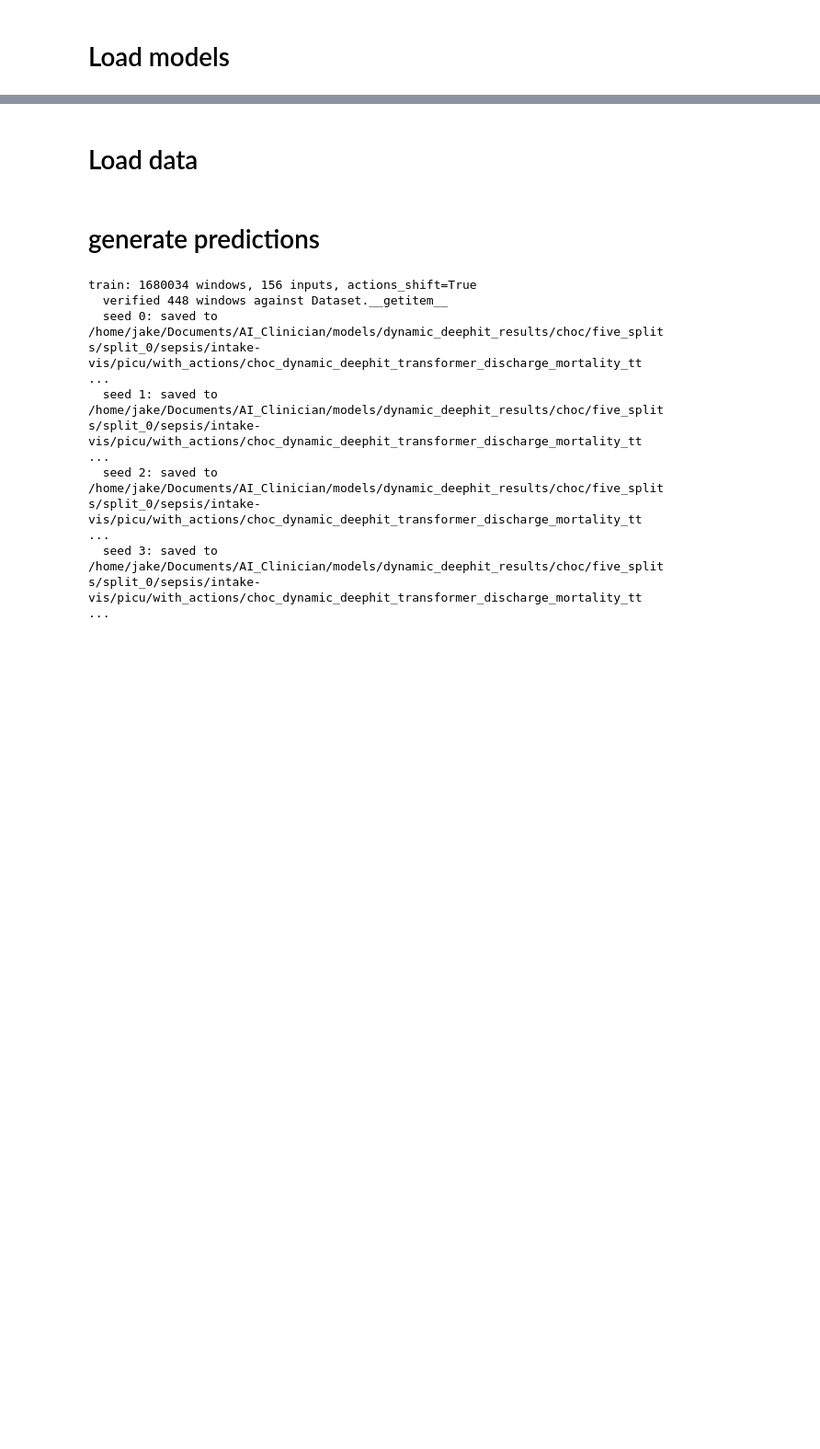
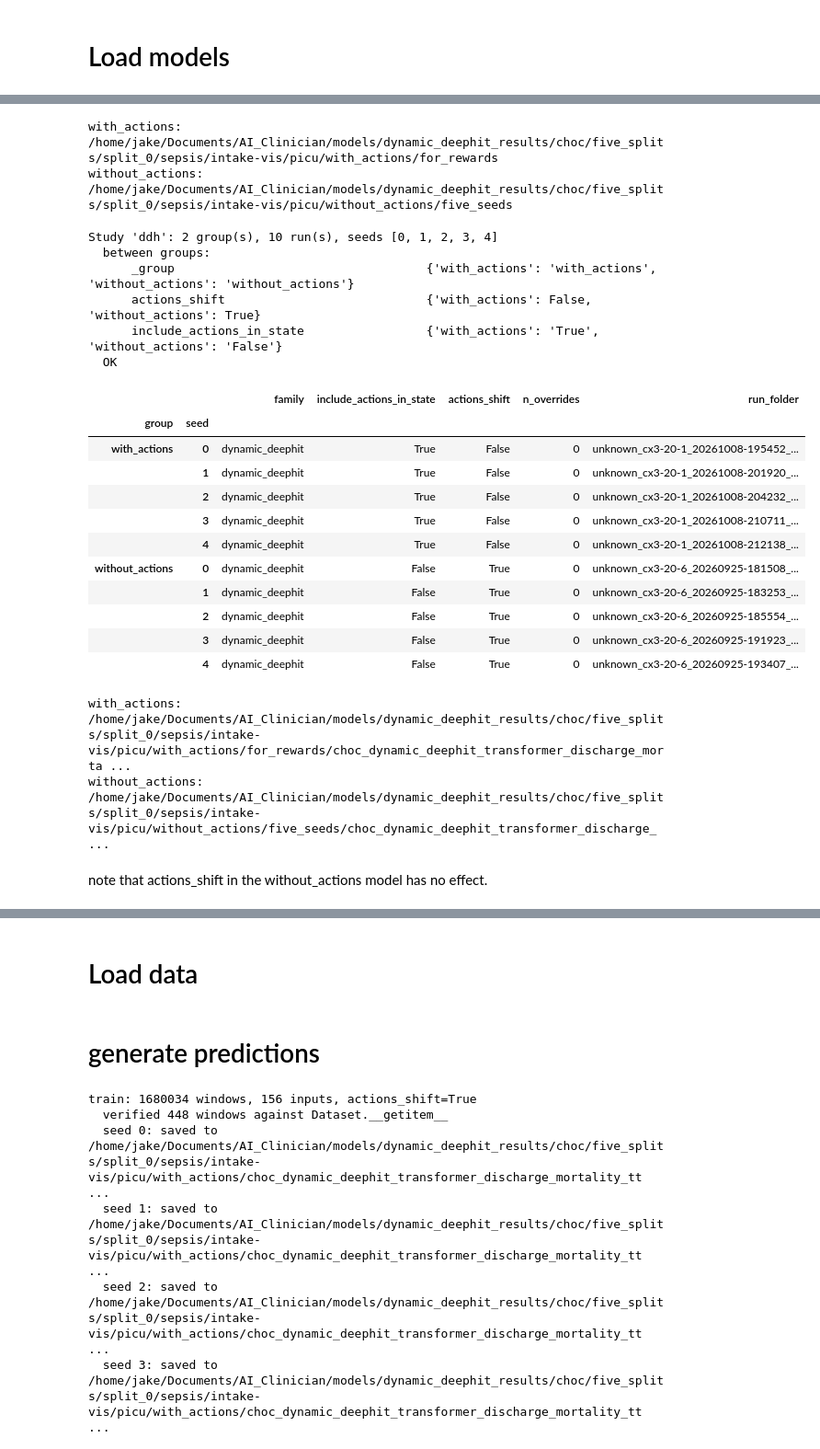
Before and after one commit to jakeormond/ai_clinician_pediatric_rl, a Jupyter notebook: src/supervised_learning/evaluate_dynamic_deephit_final_seeds.ipynb, the cells around one changed output, grey strips where cells are left out. Shown at 92% size. Saved outputs shown, nothing was run; the diff lists cells and outputs as text; code cells hidden in the pictures; blank space fills up the shorter version.

```diff
--- a/src/supervised_learning/evaluate_dynamic_deephit_final_seeds.ipynb
+++ b/src/supervised_learning/evaluate_dynamic_deephit_final_seeds.ipynb
@@ -82,21 +53,0 @@ def swap_prefix(value, label=""):
-# %%
-ddh_models = {}
-for actions in actions_included:
-    # (seed, model_dir) pairs, sorted by seed so position = seed order
-    seeded_dirs = sorted((eval_ddh.get_run_seed(d), d) for d in dynamic_deephit_model_dirs[actions])
-    dynamic_deephit_model_dirs[actions] = [d for _, d in seeded_dirs]
-
-    ddh_models[actions] = []
-    for seed, model_dir in seeded_dirs:
-        model, config_manager, hyperparams = eval_ddh.load_dynamic_deephit_model(
-            model_dir, expected_actions_in_state=eval_ddh.VARIANTS[actions]
-        )
-
-        for attr_name, attr_value in vars(config_manager).items():
-            setattr(config_manager, attr_name, swap_prefix(attr_value, attr_name))
-
-
-        ddh_models[actions].append((model, config_manager, hyperparams, seed))
-        print(f"Loaded {actions} seed {seed} from {model_dir}")
-
-config_managers = {actions: models[0][1] for actions, models in ddh_models.items()}
@@ -120,0 +54,49 @@ Loaded without_actions seed 4 from /home/jake/Documents/AI_Clinician/models/dyna
+# %%
+hospital = "choc"
+unit = "picu"
+DDH_ROOT = f"/home/jake/Documents/AI_Clinician/models/dynamic_deephit_results/{hospital}/five_splits/split_0/sepsis/intake-vis/{unit}"
+
+variant_dirs = {
+    "with_actions": f"{DDH_ROOT}/with_actions/for_rewards",
+    "without_actions": f"{DDH_ROOT}/without_actions/five_seeds",
+}
+for actions, d in variant_dirs.items():
+    print(f"{actions}: {d}")
+# %% [output]
+with_actions: /home/jake/Documents/AI_Clinician/models/dynamic_deephit_results/choc/five_splits/split_0/sepsis/intake-vis/picu/with_actions/for_rewards
+without_actions: /home/jake/Documents/AI_Clinician/models/dynamic_deephit_results/choc/five_splits/split_0/sepsis/intake-vis/picu/without_actions/five_seeds
+# %%
+study = eval_ddh.make_ddh_study(variant_dirs)
+actions_included = [k[0] for k in study.keys]
+
+table = study.table(["include_actions_in_state", "actions_shift"])
+table["run_folder"] = table["run_dir"].map(os.path.basename)
+display(table.drop(columns=["run_dir", "data"]))
+
+# full location of each variant's runs, once
+for actions in actions_included:
+    job_dirs = {os.path.dirname(r.run_dir) for r in study.group(actions).values()}
+    print(f"{actions}: {', '.join(sorted(job_dirs))}")
+# %% [output]
+Study 'ddh': 2 group(s), 10 run(s), seeds [0, 1, 2, 3, 4]
+  between groups:
+      _group                                   {'with_actions': 'with_actions', 'without_actions': 'without_actions'}
+      actions_shift                            {'with_actions': False, 'without_actions': True}
+      include_actions_in_state                 {'with_actions': 'True', 'without_actions': 'False'}
+  OK
+|  |  | family | include_actions_in_state | actions_shift | n_overrides | run_folder |
+| group | seed |  |  |  |  |  |
+| with_actions | 0 | dynamic_deephit | True | False | 0 | unknown_cx3-20-1_20261008-195452_... |
+|  | 1 | dynamic_deephit | True | False | 0 | unknown_cx3-20-1_20261008-201920_... |
+|  | 2 | dynamic_deephit | True | False | 0 | unknown_cx3-20-1_20261008-204232_... |
+|  | 3 | dynamic_deephit | True | False | 0 | unknown_cx3-20-1_20261008-210711_... |
+|  | 4 | dynamic_deephit | True | False | 0 | unknown_cx3-20-1_20261008-212138_... |
+| without_actions | 0 | dynamic_deephit | False | True | 0 | unknown_cx3-20-6_20260925-181508_... |
+|  | 1 | dynamic_deephit | False | True | 0 | unknown_cx3-20-6_20260925-183253_... |
+|  | 2 | dynamic_deephit | False | True | 0 | unknown_cx3-20-6_20260925-185554_... |
+|  | 3 | dynamic_deephit | False | True | 0 | unknown_cx3-20-6_20260925-191923_... |
+|  | 4 | dynamic_deephit | False | True | 0 | unknown_cx3-20-6_20260925-193407_... |
+with_actions: /home/jake/Documents/AI_Clinician/models/dynamic_deephit_results/choc/five_splits/split_0/sepsis/intake-vis/picu/with_actions/for_rewards/choc_dynamic_deephit_transformer_discharge_morta ...
+without_actions: /home/jake/Documents/AI_Clinician/models/dynamic_deephit_results/choc/five_splits/split_0/sepsis/intake-vis/picu/without_actions/five_seeds/choc_dynamic_deephit_transformer_discharge_ ...
+# %% [markdown]
+note that actions_shift in the without_actions model has no effect.
```
Also changed, not shown: parts of 9 cells of this notebook.
